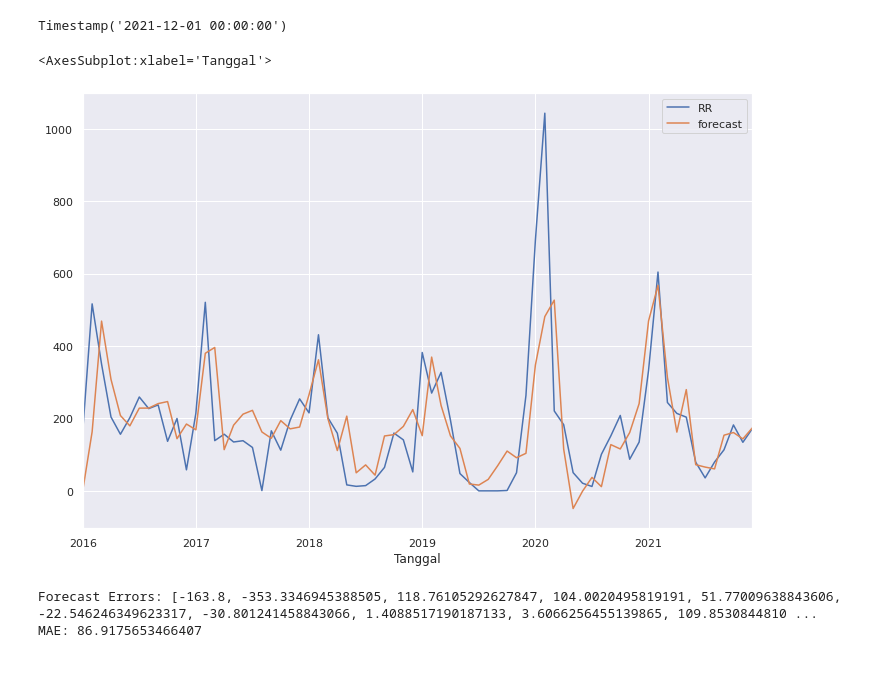
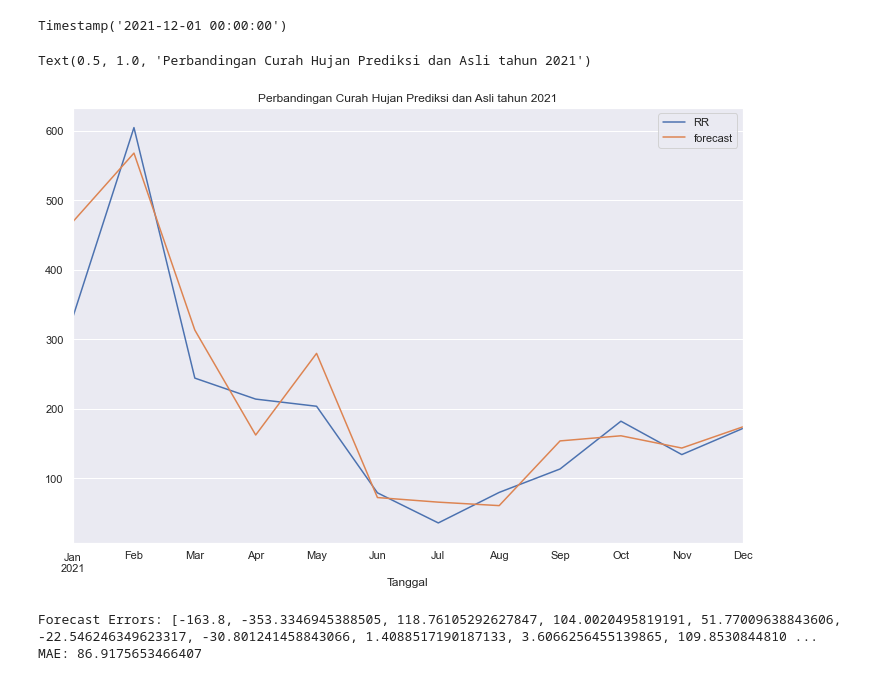
Before and after one commit to RyanB1303/curah_hujan, a Jupyter notebook: curah_hujan_predict_v1.ipynb, the cells around one changed output. Saved outputs shown, nothing was run; the diff lists cells and outputs as text; code cells hidden in the pictures.

Commit message:
scope prediksi ke 2021

```diff
--- a/curah_hujan_predict_v1.ipynb
+++ b/curah_hujan_predict_v1.ipynb
@@ -156,0 +159,3 @@ sns.lineplot(x="Tanggal", y="RR",legend='full' ,data=train_df)
+# %%
+# apply mean
+train_df['Average'] = train_df['RR'].rolling(window=6, center=True).mean()
@@ -339,12 +366,14 @@ Timestamp('2021-12-01 00:00:00')
 # %%
 # menambahkan kolom prediksi pada dataframe dan membandingkan dengan data asli
 # biru - asli
 # orange - prediksi
+# tahun 2021
 train_df['forecast'] = sarimax_mod.predict(start= start_index,end = end_index,dynamic= False)
-train_df[start_index:][['RR', 'forecast']].plot(figsize=(12, 8))
+train_df[start_index:][['RR', 'forecast']].loc['2021-01-01':'2021-12-01'].plot(figsize=(12, 8))
+plt.title('Perbandingan Curah Hujan Prediksi dan Asli tahun 2021')
 # %% [output]
-<AxesSubplot:xlabel='Tanggal'>
+Text(0.5, 1.0, 'Perbandingan Curah Hujan Prediksi dan Asli tahun 2021')
-[figure, old version]
+[figure, new version]
 # %%
 # cek selisih error
 from sklearn.metrics import mean_absolute_error
```
Also changed, not shown: parts of 16 cells of this notebook.
